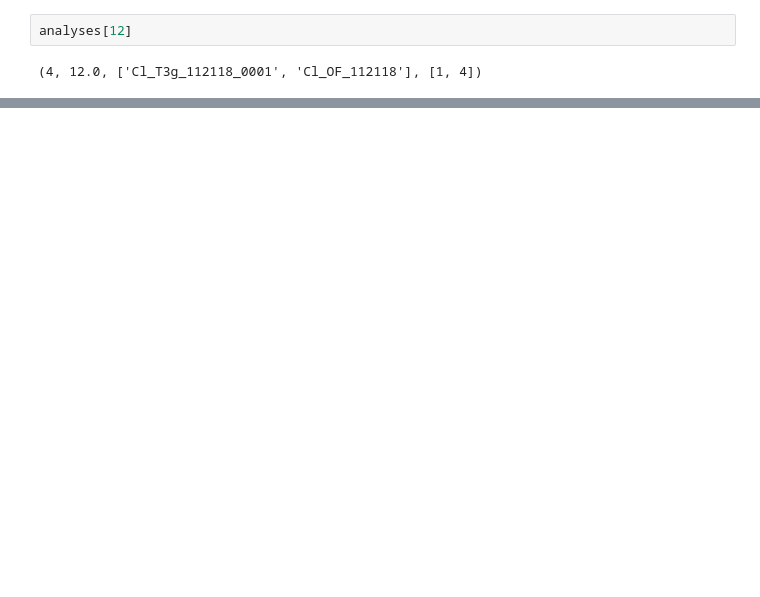
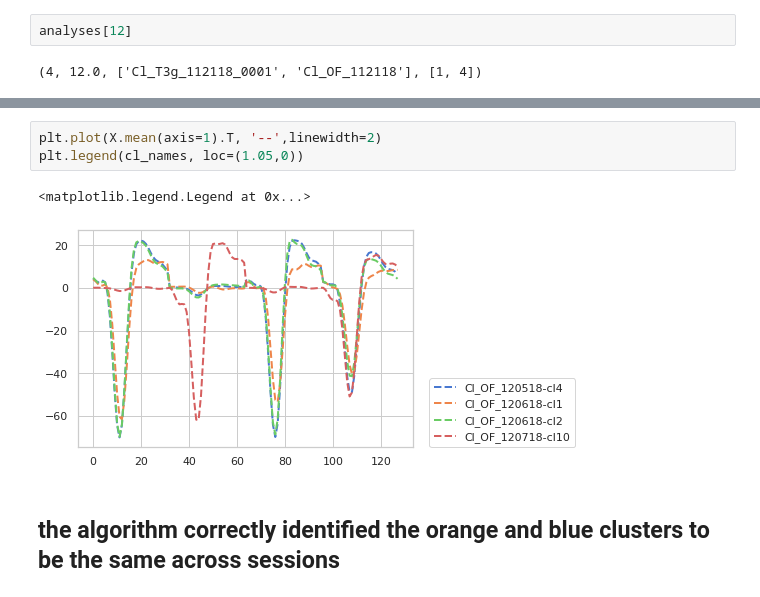
Before and after one commit to alexgonzl/TMA, a Jupyter notebook: Notebooks/sort_session_match.ipynb, the cells around one changed output, grey strips where cells are left out. Saved outputs shown, nothing was run; the diff lists cells and outputs as text; blank space fills up the shorter version.

```diff
--- a/Notebooks/sort_session_match.ipynb
+++ b/Notebooks/sort_session_match.ipynb
@@ -1361,0 +318,8 @@ subject_info.session_clusters['Cl_T3g_010218']['curated_TTs']
+# %%
+plt.plot(X.mean(axis=1).T, '--',linewidth=2)
+plt.legend(cl_names, loc=(1.05,0))
+# %% [output]
+<matplotlib.legend.Legend at 0x...>
+[figure, added]
+# %% [markdown]
+## the algorithm correctly identified the orange and blue clusters to be the same across sessions
```
Also changed, not shown: parts of 104 cells of this notebook, 4 other files.
